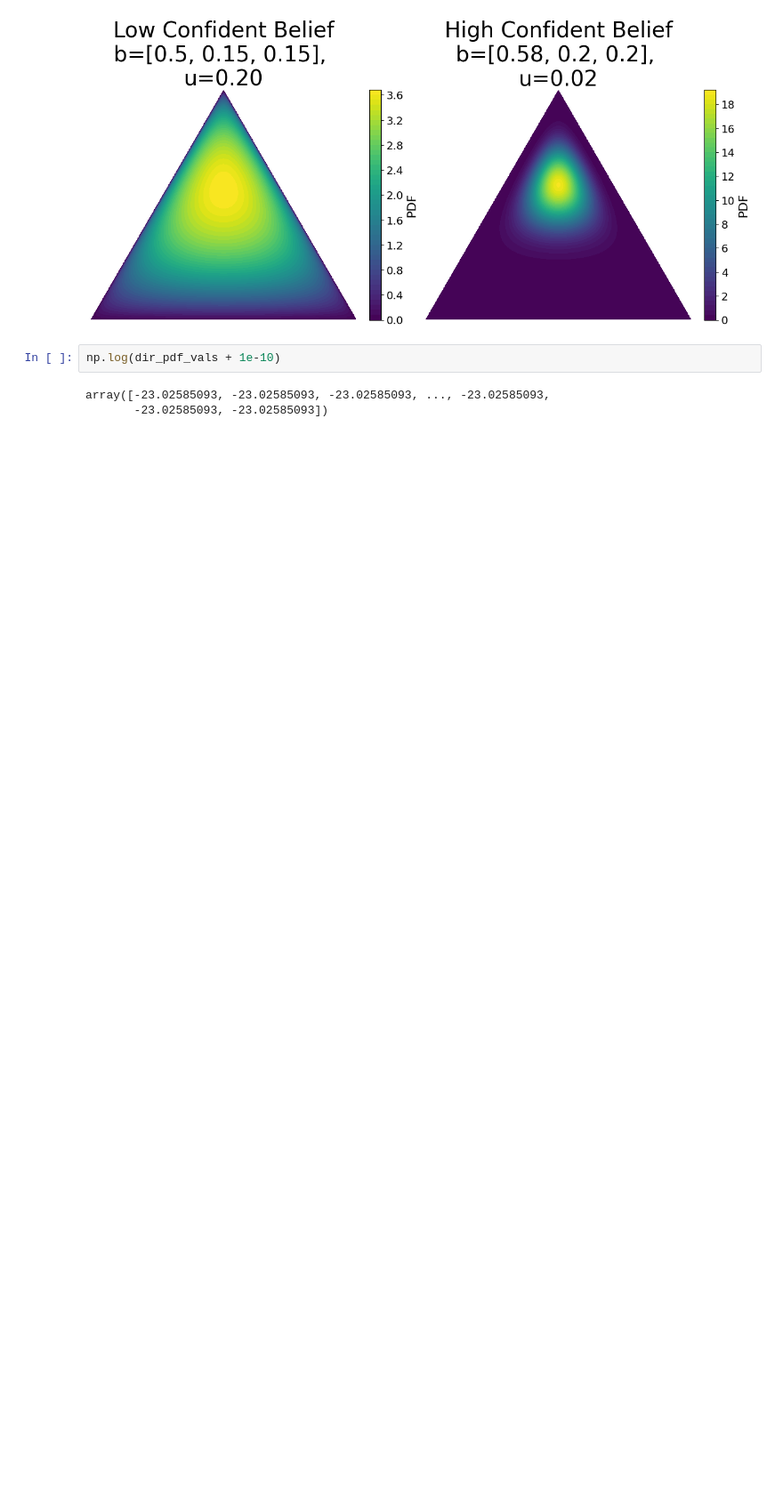
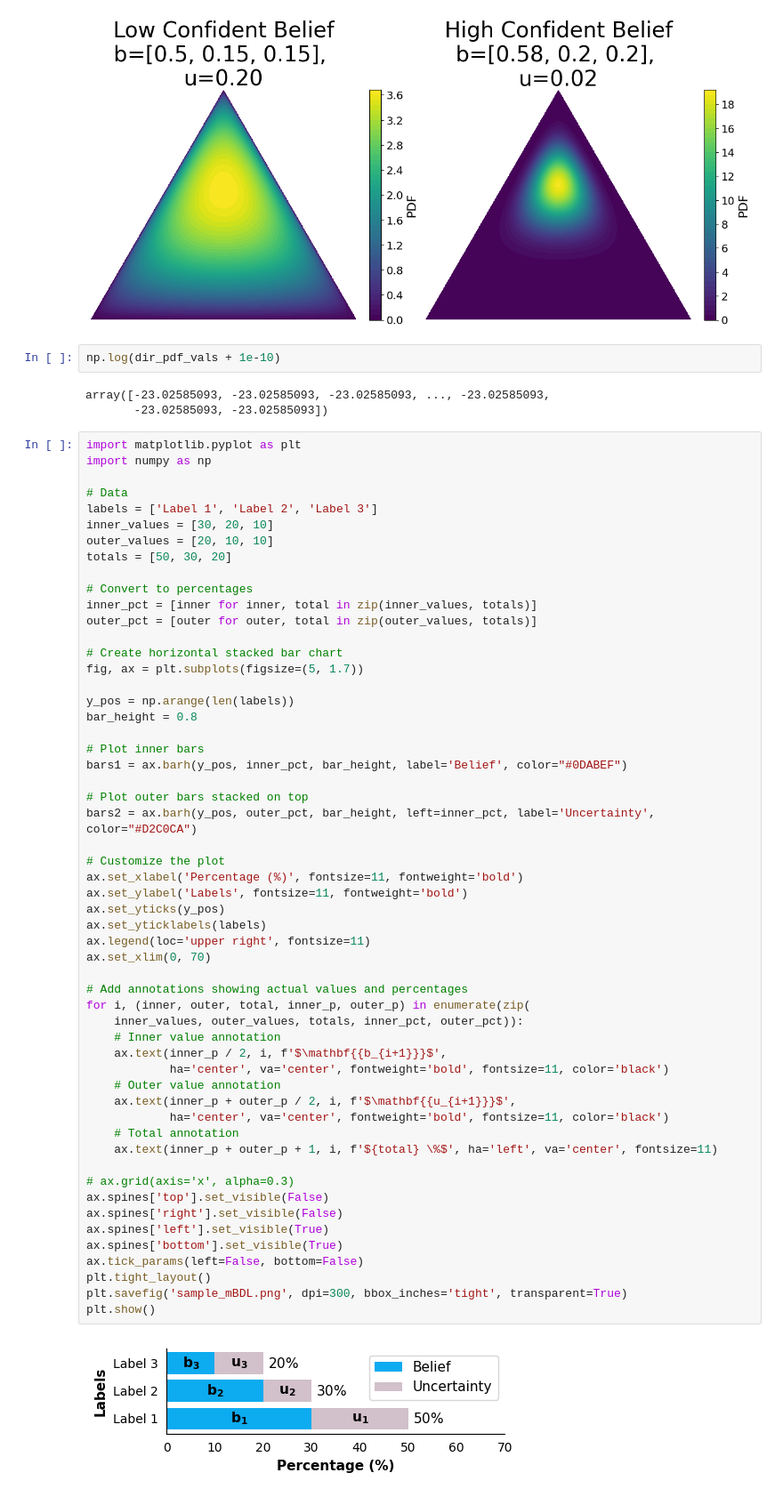
Before and after one commit to DuncanCSt/PyLDL, a Jupyter notebook: bedl_experiments/ploting Dirichlet.ipynb, the cells around one changed output. Shown at 89% size. Saved outputs shown, nothing was run; the diff lists cells and outputs as text; blank space fills up the shorter version.

```diff
--- a/bedl_experiments/ploting Dirichlet.ipynb
+++ b/bedl_experiments/ploting Dirichlet.ipynb
@@ -363,3 +507,60 @@ np.log(dir_pdf_vals + 1e-10)
 # %% [output]
 array([-23.02585093, -23.02585093, -23.02585093, ..., -23.02585093,
        -23.02585093, -23.02585093])
+# %%
+import matplotlib.pyplot as plt
+import numpy as np
+
+# Data
+labels = ['Label 1', 'Label 2', 'Label 3']
+inner_values = [30, 20, 10]
+outer_values = [20, 10, 10]
+totals = [50, 30, 20]
+
+# Convert to percentages
+inner_pct = [inner for inner, total in zip(inner_values, totals)]
+outer_pct = [outer for outer, total in zip(outer_values, totals)]
+
+# Create horizontal stacked bar chart
+fig, ax = plt.subplots(figsize=(5, 1.7))
+
+y_pos = np.arange(len(labels))
+bar_height = 0.8
+
+# Plot inner bars
+bars1 = ax.barh(y_pos, inner_pct, bar_height, label='Belief', color="#0DABEF")
+
+# Plot outer bars stacked on top
+bars2 = ax.barh(y_pos, outer_pct, bar_height, left=inner_pct, label='Uncertainty', color="#D2C0CA")
+
+# Customize the plot
+ax.set_xlabel('Percentage (%)', fontsize=11, fontweight='bold')
+ax.set_ylabel('Labels', fontsize=11, fontweight='bold')
+ax.set_yticks(y_pos)
+ax.set_yticklabels(labels)
+ax.legend(loc='upper right', fontsize=11)
+ax.set_xlim(0, 70)
+
+# Add annotations showing actual values and percentages
+for i, (inner, outer, total, inner_p, outer_p) in enumerate(zip(
+    inner_values, outer_values, totals, inner_pct, outer_pct)):
+    # Inner value annotation
+    ax.text(inner_p / 2, i, f'$\mathbf{{b_{i+1}}}$',
+            ha='center', va='center', fontweight='bold', fontsize=11, color='black')
+    # Outer value annotation
+    ax.text(inner_p + outer_p / 2, i, f'$\mathbf{{u_{i+1}}}$',
+            ha='center', va='center', fontweight='bold', fontsize=11, color='black')
+    # Total annotation
+    ax.text(inner_p + outer_p + 1, i, f'${total} \%$', ha='left', va='center', fontsize=11)
+
+# ax.grid(axis='x', alpha=0.3)
+ax.spines['top'].set_visible(False)
+ax.spines['right'].set_visible(False)
+ax.spines['left'].set_visible(True)
+ax.spines['bottom'].set_visible(True)
+ax.tick_params(left=False, bottom=False)
+plt.tight_layout()
+plt.savefig('sample_mBDL.png', dpi=300, bbox_inches='tight', transparent=True)
+plt.show()
+# %% [output]
+[figure, added]
```
Also changed, not shown: parts of 2 cells of this notebook, 8 other files.
